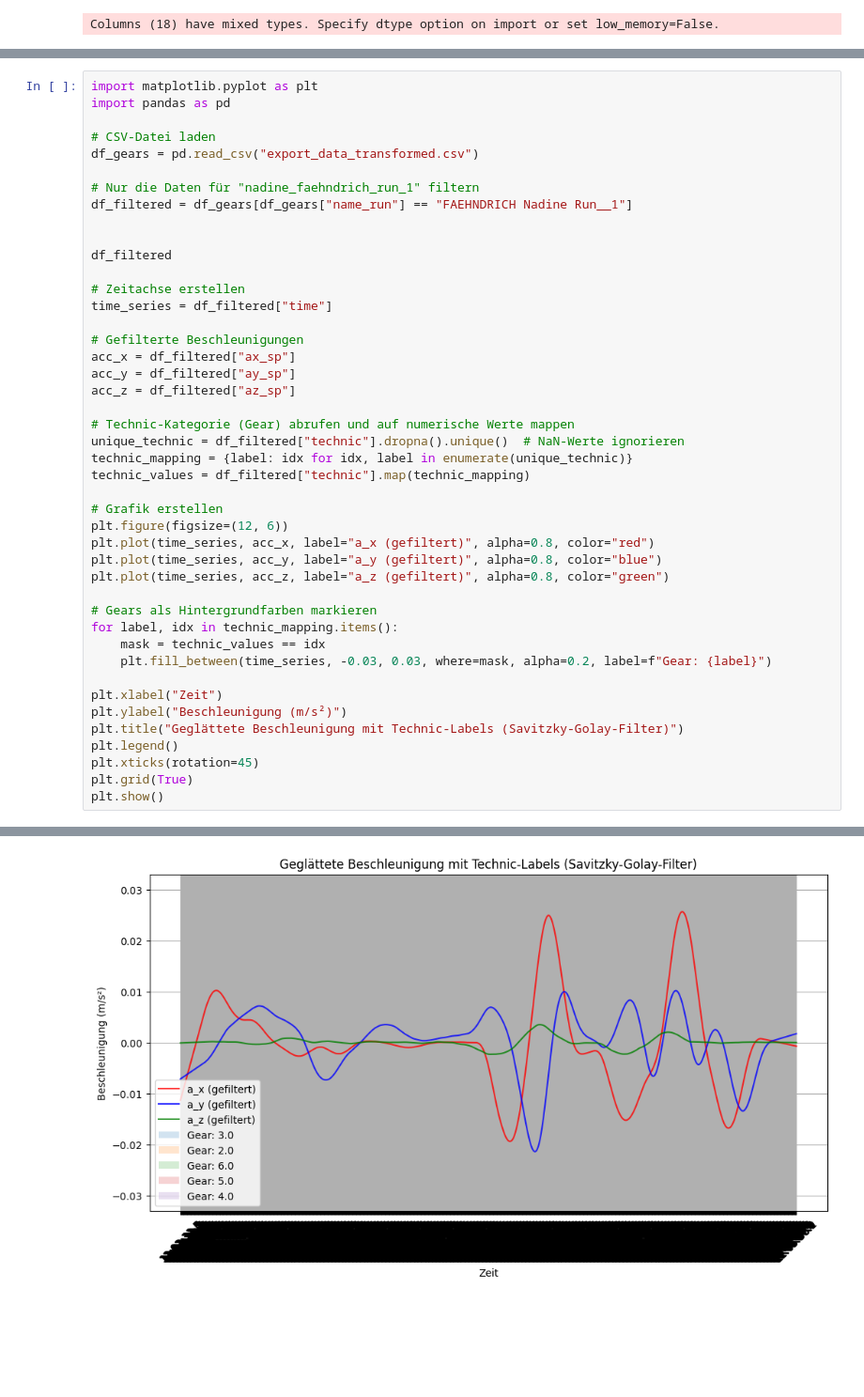
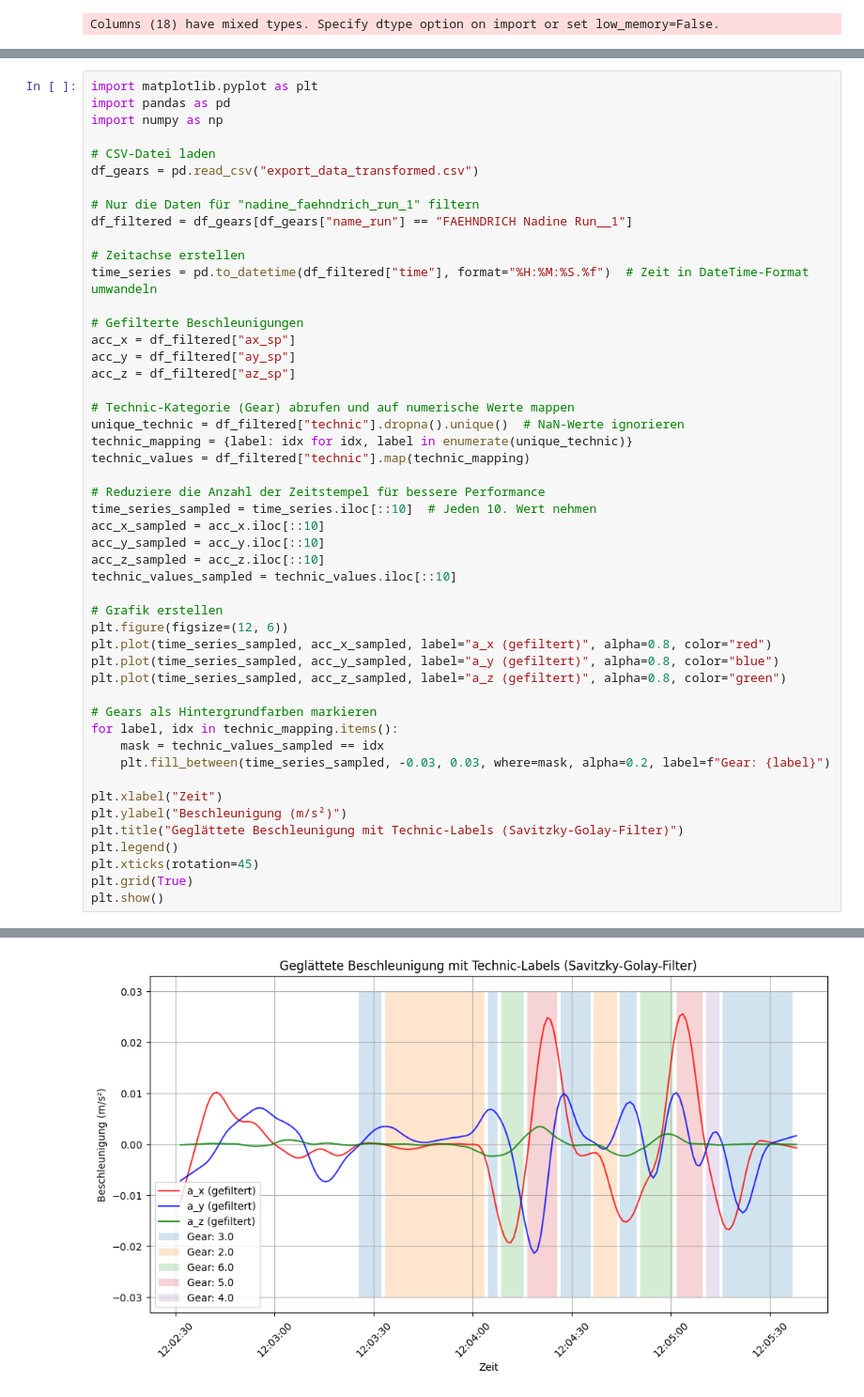
Before and after one commit to Louisfhgr/Dash.py, a Jupyter notebook: BA_Test.ipynb, the cells around one changed output, grey strips where cells are left out. Shown at 94% size. Drawn from its saved outputs; the diff is of its cells as text; blank space fills up the shorter version.

```diff
--- a/BA_Test.ipynb
+++ b/BA_Test.ipynb
@@ -259,6 +267,7 @@ Index(['time', 'running_t', 'y_mess', 'x_mess', 'z_mess', 'z_proj', 'speed',
 # %%
 import matplotlib.pyplot as plt
 import pandas as pd
+import numpy as np
 
 # CSV-Datei laden
 df_gears = pd.read_csv("export_data_transformed.csv")
@@ -266,40 +275,44 @@ df_gears = pd.read_csv("export_data_transformed.csv")
 # Nur die Daten für "nadine_faehndrich_run_1" filtern
 df_filtered = df_gears[df_gears["name_run"] == "FAEHNDRICH Nadine Run__1"]
 
-
-df_filtered
-
 # Zeitachse erstellen
-time_series = df_filtered["time"]
+time_series = pd.to_datetime(df_filtered["time"], format="%H:%M:%S.%f")  # Zeit in DateTime-Format umwandeln
 
 # Gefilterte Beschleunigungen
 acc_x = df_filtered["ax_sp"]
 acc_y = df_filtered["ay_sp"]
 acc_z = df_filtered["az_sp"]
 
 # Technic-Kategorie (Gear) abrufen und auf numerische Werte mappen
 unique_technic = df_filtered["technic"].dropna().unique()  # NaN-Werte ignorieren
 technic_mapping = {label: idx for idx, label in enumerate(unique_technic)}
 technic_values = df_filtered["technic"].map(technic_mapping)
 
+# Reduziere die Anzahl der Zeitstempel für bessere Performance
+time_series_sampled = time_series.iloc[::10]  # Jeden 10. Wert nehmen
+acc_x_sampled = acc_x.iloc[::10]
+acc_y_sampled = acc_y.iloc[::10]
+acc_z_sampled = acc_z.iloc[::10]
+technic_values_sampled = technic_values.iloc[::10]
+
 # Grafik erstellen
 plt.figure(figsize=(12, 6))
-plt.plot(time_series, acc_x, label="a_x (gefiltert)", alpha=0.8, color="red")
-plt.plot(time_series, acc_y, label="a_y (gefiltert)", alpha=0.8, color="blue")
-plt.plot(time_series, acc_z, label="a_z (gefiltert)", alpha=0.8, color="green")
+plt.plot(time_series_sampled, acc_x_sampled, label="a_x (gefiltert)", alpha=0.8, color="red")
+plt.plot(time_series_sampled, acc_y_sampled, label="a_y (gefiltert)", alpha=0.8, color="blue")
+plt.plot(time_series_sampled, acc_z_sampled, label="a_z (gefiltert)", alpha=0.8, color="green")
 
 # Gears als Hintergrundfarben markieren
 for label, idx in technic_mapping.items():
-    mask = technic_values == idx
-    plt.fill_between(time_series, -0.03, 0.03, where=mask, alpha=0.2, label=f"Gear: {label}")
+    mask = technic_values_sampled == idx
+    plt.fill_between(time_series_sampled, -0.03, 0.03, where=mask, alpha=0.2, label=f"Gear: {label}")
 
 plt.xlabel("Zeit")
 plt.ylabel("Beschleunigung (m/s²)")
 plt.title("Geglättete Beschleunigung mit Technic-Labels (Savitzky-Golay-Filter)")
 plt.legend()
 plt.xticks(rotation=45)
 plt.grid(True)
 plt.show()
 # %% [output]
 Columns (18) have mixed types. Specify dtype option on import or set low_memory=False.
-[figure, old version]
+[figure, new version]
```
Also changed, not shown: parts of 20 cells of this notebook.
